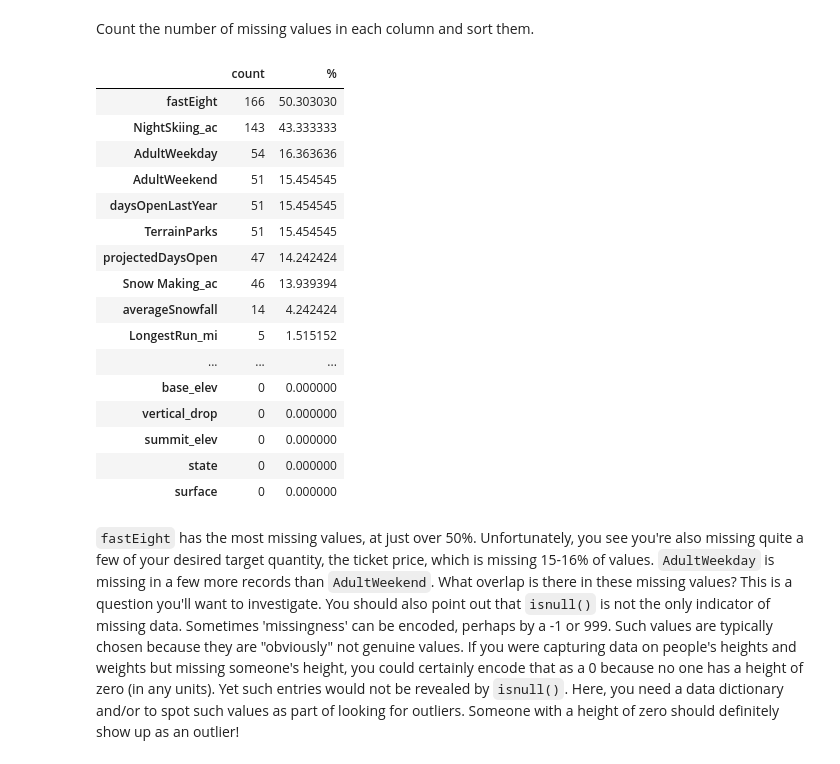
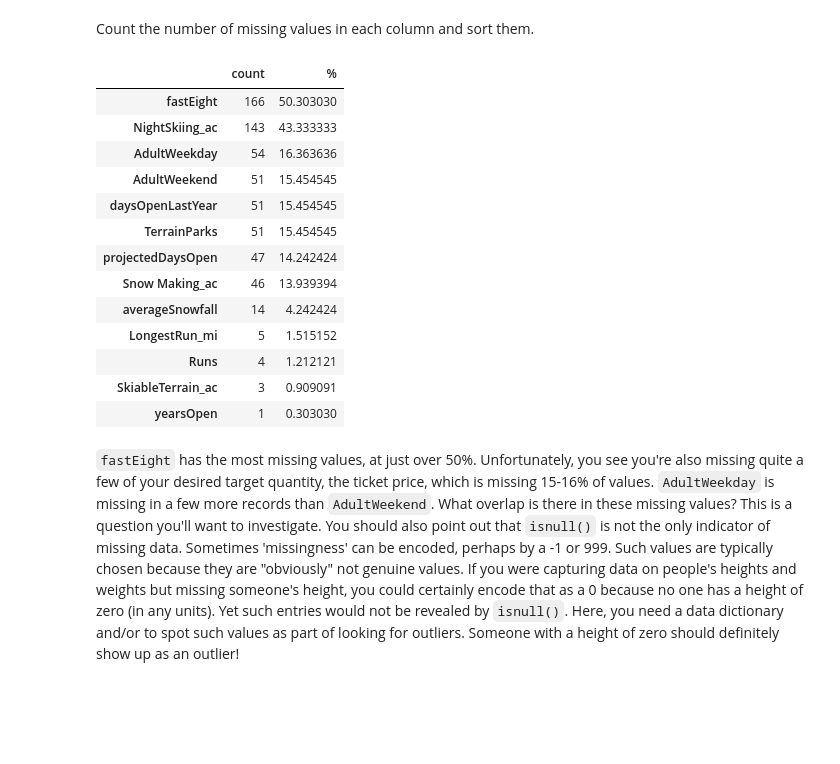
Before and after one commit to Hdubbs81/DataScienceGuidedCapstone, a Jupyter notebook: Notebooks/02_data_wrangling.ipynb, the cells around one changed output. Saved outputs shown, nothing was run; the diff lists cells and outputs as text; code cells hidden in the pictures; blank space fills up the shorter version.

```diff
--- a/Notebooks/02_data_wrangling.ipynb
+++ b/Notebooks/02_data_wrangling.ipynb
@@ -165,30 +165,33 @@ Count the number of missing values in each column and sort them.
 # %%
 #Code task 5#
 #Count (using `.sum()`) the number of missing values (`.isnull()`) in each column of
 #ski_data as well as the percentages (using `.mean()` instead of `.sum()`).
 #Order them (increasing or decreasing) using sort_values
 #Call `pd.concat` to present these in a single table (DataFrame) with the helpful column names 'count' and '%'
 missing = pd.concat([ski_data.isnull().sum(), 100 * ski_data.isnull().mean()], axis=1)
 missing.columns=['count', '%']
-missing.sort_values(by='count', ascending=False)
+missing.sort_values(by=['count'], ascending = False).head(13)
+
+#Check if any negative values in ticket price columns
+#negative_weekday = (ski_data['AdultWeekday'] <= 0).any()
+#negative_weekend = (ski_data['AdultWeekend'] <= 0).any()
+#negative_weekday
+#negative_weekend
 # %% [output]
 |  | count | % |
 | fastEight | 166 | 50.303030 |
 | NightSkiing_ac | 143 | 43.333333 |
 | AdultWeekday | 54 | 16.363636 |
 | AdultWeekend | 51 | 15.454545 |
 | daysOpenLastYear | 51 | 15.454545 |
 | TerrainParks | 51 | 15.454545 |
 | projectedDaysOpen | 47 | 14.242424 |
 | Snow Making_ac | 46 | 13.939394 |
 | averageSnowfall | 14 | 4.242424 |
 | LongestRun_mi | 5 | 1.515152 |
-| ... | ... | ... |
-| base_elev | 0 | 0.000000 |
-| vertical_drop | 0 | 0.000000 |
-| summit_elev | 0 | 0.000000 |
-| state | 0 | 0.000000 |
-| surface | 0 | 0.000000 |
+| Runs | 4 | 1.212121 |
+| SkiableTerrain_ac | 3 | 0.909091 |
+| yearsOpen | 1 | 0.303030 |
 # %% [markdown]
 `fastEight` has the most missing values, at just over 50%. Unfortunately, you see you're also missing quite a few of your desired target quantity, the ticket price, which is missing 15-16% of values. `AdultWeekday` is missing in a few more records than `AdultWeekend`. What overlap is there in these missing values? This is a question you'll want to investigate. You should also point out that `isnull()` is not the only indicator of missing data. Sometimes 'missingness' can be encoded, perhaps by a -1 or 999. Such values are typically chosen because they are "obviously" not genuine values. If you were capturing data on people's heights and weights but missing someone's height, you could certainly encode that as a 0 because no one has a height of zero (in any units). Yet such entries would not be revealed by `isnull()`. Here, you need a data dictionary and/or to spot such values as part of looking for outliers. Someone with a height of zero should definitely show up as an outlier!
 # %% [markdown]
```
Also changed, not shown: parts of 54 cells of this notebook.
